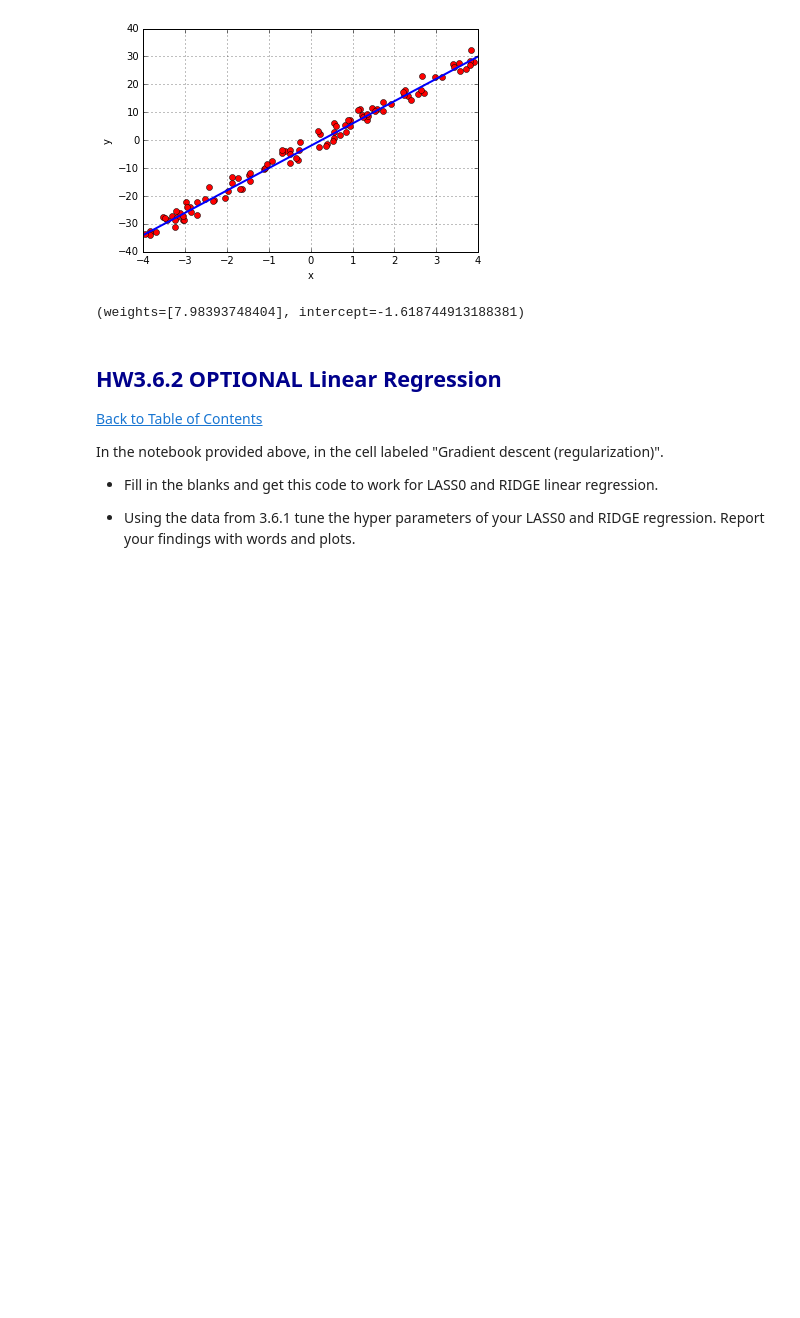
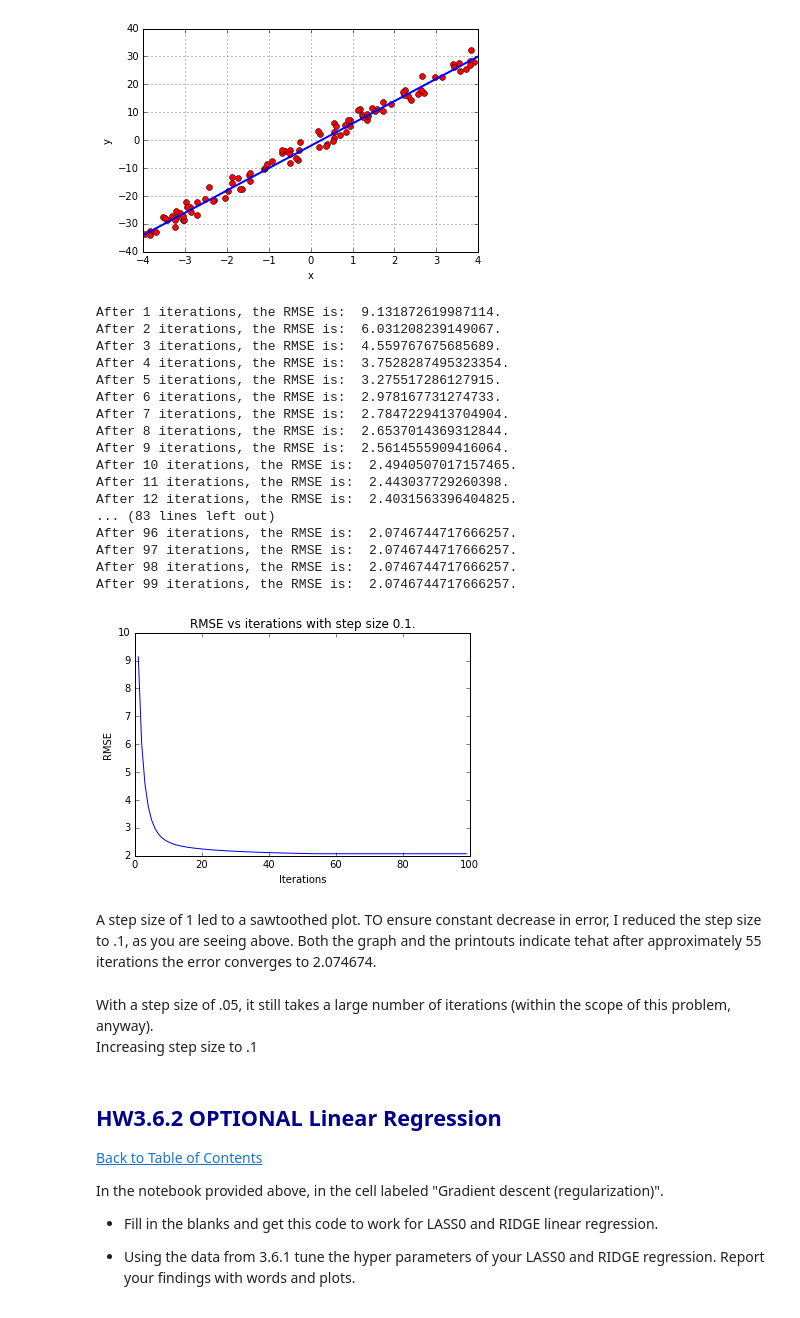
Before and after one commit to anaveenan/MachineLearning, a Jupyter notebook: TargetDataScienceTraining/Week 2/HW3/Zuehlke DAMLAS Target DS Homework - 2aug2016.ipynb, the cells around one changed output. Drawn from its saved outputs; the diff is of its cells as text; code cells hidden in the pictures; blank space fills up the shorter version.

```diff
--- a/TargetDataScienceTraining/Week 2/HW3/Zuehlke DAMLAS Target DS Homework - 2aug2016.ipynb
+++ b/TargetDataScienceTraining/Week 2/HW3/Zuehlke DAMLAS Target DS Homework - 2aug2016.ipynb
@@ -940,22 +940,67 @@ True
 dataPlot('testing set.csv',w)
 # %% [output]
 [figure]
-# %%
-from pyspark.mllib.regression import LabeledPoint, LinearRegressionWithSGD, LinearRegressionModel
-
-# Load and parse the data
-def parsePoint(line):
-    values = [float(x) for x in line.split(',')]
-    return LabeledPoint(values[0], values[1:])
-
-data = sc.textFile("training dataset.csv")
-parsedData = data.map(parsePoint)
-
-# Build the model
-model = LinearRegressionWithSGD.train(parsedData, intercept=True, iterations=50)
-print(model)
-# %% [output]
-(weights=[7.98393748404], intercept=-1.618744913188381)
+# %%
+from pyspark.mllib.regression import LabeledPoint, LinearRegressionWithSGD, LinearRegressionModel
+from numpy import array
+from operator import add
+from math import sqrt
+
+def parsePoint(line):
+    values = [float(x) for x in line.split(',')]
+    return LabeledPoint(values[0], values[1:])
+
+trainingdata = sc.textFile("training dataset.csv")
+parsedTrainData = trainingdata.map(parsePoint)
+testingdata = sc.textFile("testing set.csv")
+parsedTestData = testingdata.map(parsePoint)
+
+def runHW361(iterations, stepSize):
+    # Load and parse the data
+    for ints in iterations:
+        MSE = 0
+
+        # Build the model
+        model = LinearRegressionWithSGD.train(parsedTrainData, intercept=True, iterations=ints, step = stepSize)
+
+        valuesAndPreds = parsedTestData.map(lambda p: (p.label, model.predict(p.features)))
+
+        RMSE = valuesAndPreds.map(lambda kv: (kv[0] - kv[1])**2).reduce(lambda x, y: x + y) / valuesAndPreds.count()
+        RMSE = sqrt(RMSE)
+        RMSE_vs_ints.insert(ints,RMSE)
+        print("After " + str(ints) + " iterations, the RMSE is:  " + str(RMSE) + ".")
+    plt.plot(iterations, RMSE_vs_ints)
+    plt.title("RMSE vs iterations with step size " + str(stepSize) + ".")
+    plt.xlabel("Iterations")
+    plt.ylabel("RMSE")
+    plt.show()
+# %%
+RMSE_vs_ints = []
+runHW361(range(1,100), .1)
+# %% [output]
+After 1 iterations, the RMSE is:  9.131872619987114.
+After 2 iterations, the RMSE is:  6.031208239149067.
+After 3 iterations, the RMSE is:  4.559767675685689.
+After 4 iterations, the RMSE is:  3.7528287495323354.
+After 5 iterations, the RMSE is:  3.275517286127915.
+After 6 iterations, the RMSE is:  2.978167731274733.
+After 7 iterations, the RMSE is:  2.7847229413704904.
+After 8 iterations, the RMSE is:  2.6537014369312844.
+After 9 iterations, the RMSE is:  2.5614555909416064.
+After 10 iterations, the RMSE is:  2.4940507017157465.
+After 11 iterations, the RMSE is:  2.443037729260398.
+After 12 iterations, the RMSE is:  2.4031563396404825.
+... (83 lines left out)
+After 96 iterations, the RMSE is:  2.0746744717666257.
+After 97 iterations, the RMSE is:  2.0746744717666257.
+After 98 iterations, the RMSE is:  2.0746744717666257.
+After 99 iterations, the RMSE is:  2.0746744717666257.
+[figure, added]
+# %% [markdown]
+A step size of 1 led to a sawtoothed plot.  TO ensure constant decrease in error, I reduced the step size to .1, as you are seeing above.  Both the graph and the printouts indicate tehat after approximately 55 iterations the error converges to 2.074674.
+# %% [markdown]
+With a step size of .05, it still takes a large number of iterations (within the scope of this problem, anyway).
+Increasing step size to .1
 # %% [markdown]
 <a name="HW3.6.2"><h2 style="color:darkblue"> HW3.6.2 OPTIONAL Linear Regression</h2>
 [Back to Table of Contents](#TOC)
```
Also changed, not shown: parts of 7 cells of this notebook.
